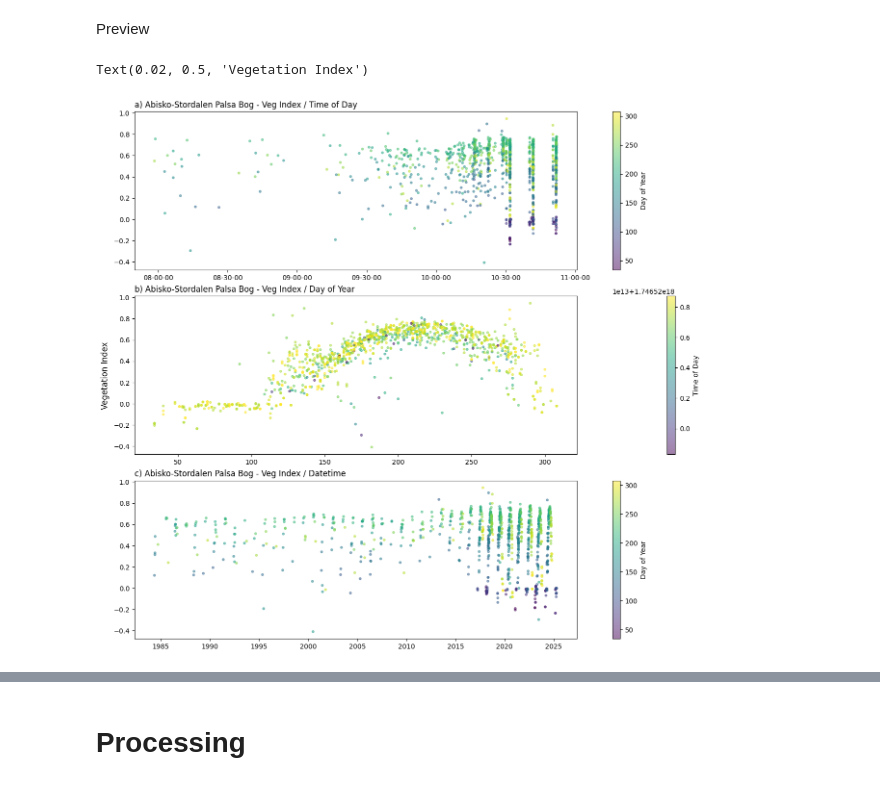
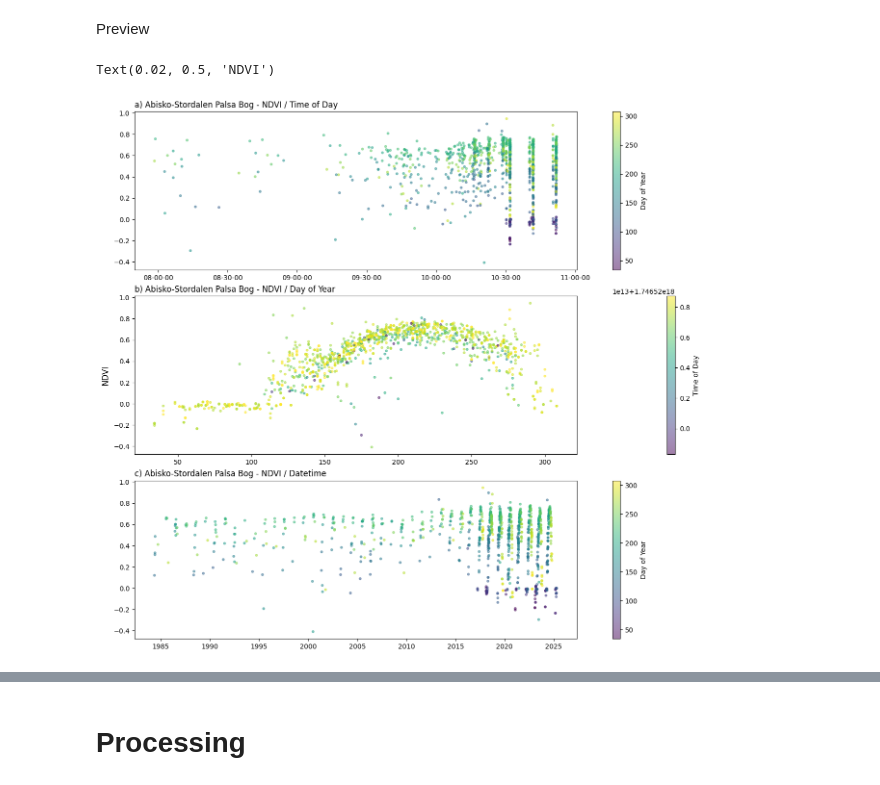
Before and after one commit to lauriequincey/arctic-ecosystems, a Jupyter notebook: analysis.ipynb, the cells around one changed output, grey strips where cells are left out. Cells and saved outputs as stored; diff of their text form; code cells hidden in the pictures.

```diff
--- a/analysis.ipynb
+++ b/analysis.ipynb
@@ -303,6 +305,11 @@ for location, dataframe in satellite.items():
     dataframe = dataframe[(dataframe["NDVI"] > -1) & (dataframe["NDVI"] < 1)] # Clean by NDVI -1 to +1
     dataframe["NIRv"] = ( (dataframe["NIR (Rad)"] - dataframe["Red (Rad)"]) / (dataframe["NIR (Rad)"] + dataframe["Red (Rad)"]) - 0.08 ) * dataframe["NIR (Rad)"] # NIRv
 
+    # Make Soil Moisture Indices
+    dataframe["MSI"] = (dataframe["SWIR (Rad)"] / dataframe["NIR (Rad)"]) # MSI
+    dataframe["LSWI"] = (dataframe["NIR (Rad)"] - dataframe["SWIR (Rad)"]) / (dataframe["NIR (Rad)"] + dataframe["SWIR (Rad)"]) # lswi
+    dataframe["GVMI"] = (dataframe["NIR (Rad)"] + 0.1 - dataframe["SWIR (Rad)"] + 0.02) /  (dataframe["NIR (Rad)"] + 0.1 + dataframe["SWIR (Rad)"] + 0.02) # GVMI
+
     satellite[location] = dataframe
 
 satellite["Se_Sto"]
@@ -326,36 +333,36 @@ Preview
 nrows = 3
 ncols = 1
 squish_factor = 4
 fig, ax = plt.subplots(
     nrows = nrows, ncols=ncols,
     figsize = (fig_wide, (fig_wide / fig_gold) * ((nrows - 1) / ncols) - squish_factor),
     sharex = False, constrained_layout=True
 )
 ax = ax.flatten()
 
 sp0 = ax[0].scatter(
     x = satellite["Se_Sto"]["Time (Time of Day)"], y = satellite["Se_Sto"]["NDVI"],
     c = satellite["Se_Sto"]["Time (Day of Year)"], s = 10, alpha = 0.5, edgecolors = None,
 )
 ax[0].xaxis.set_major_formatter(mdates.DateFormatter("%H-%M-%S"))
-ax[0].set_title("a) Abisko-Stordalen Palsa Bog - Veg Index / Time of Day", loc = "left")
+ax[0].set_title("a) Abisko-Stordalen Palsa Bog - NDVI / Time of Day", loc = "left")
 fig.colorbar(sp0, ax = ax[0], label = "Day of Year")
 
 sp1 = ax[1].scatter(
     x = satellite["Se_Sto"]["Time (Day of Year)"], y = satellite["Se_Sto"]["NDVI"],
     c = satellite["Se_Sto"]["Time (Time of Day)"], s = 10, alpha = 0.5, edgecolors = None,
 )
-ax[1].set_title("b) Abisko-Stordalen Palsa Bog - Veg Index / Day of Year", loc="left")
+ax[1].set_title("b) Abisko-Stordalen Palsa Bog - NDVI / Day of Year", loc="left")
 fig.colorbar(sp1, ax=ax[1], label="Time of Day")
 
 sp2 = ax[2].scatter(
     x = satellite["Se_Sto"]["Time (Datetime)"], y = satellite["Se_Sto"]["NDVI"],
     c = satellite["Se_Sto"]["Time (Day of Year)"], s = 10, alpha = 0.5, edgecolors = None,
 )
-ax[2].set_title("c) Abisko-Stordalen Palsa Bog - Veg Index / Datetime", loc="left")
+ax[2].set_title("c) Abisko-Stordalen Palsa Bog - NDVI / Datetime", loc="left")
 fig.colorbar(sp2, ax=ax[2], label="Day of Year")
 
-fig.supylabel("Vegetation Index")
+fig.supylabel("NDVI")
 # %% [output]
-Text(0.02, 0.5, 'Vegetation Index')
+Text(0.02, 0.5, 'NDVI')
-[figure, old version]
+[figure, new version]
```
Also changed, not shown: parts of 24 cells of this notebook.
